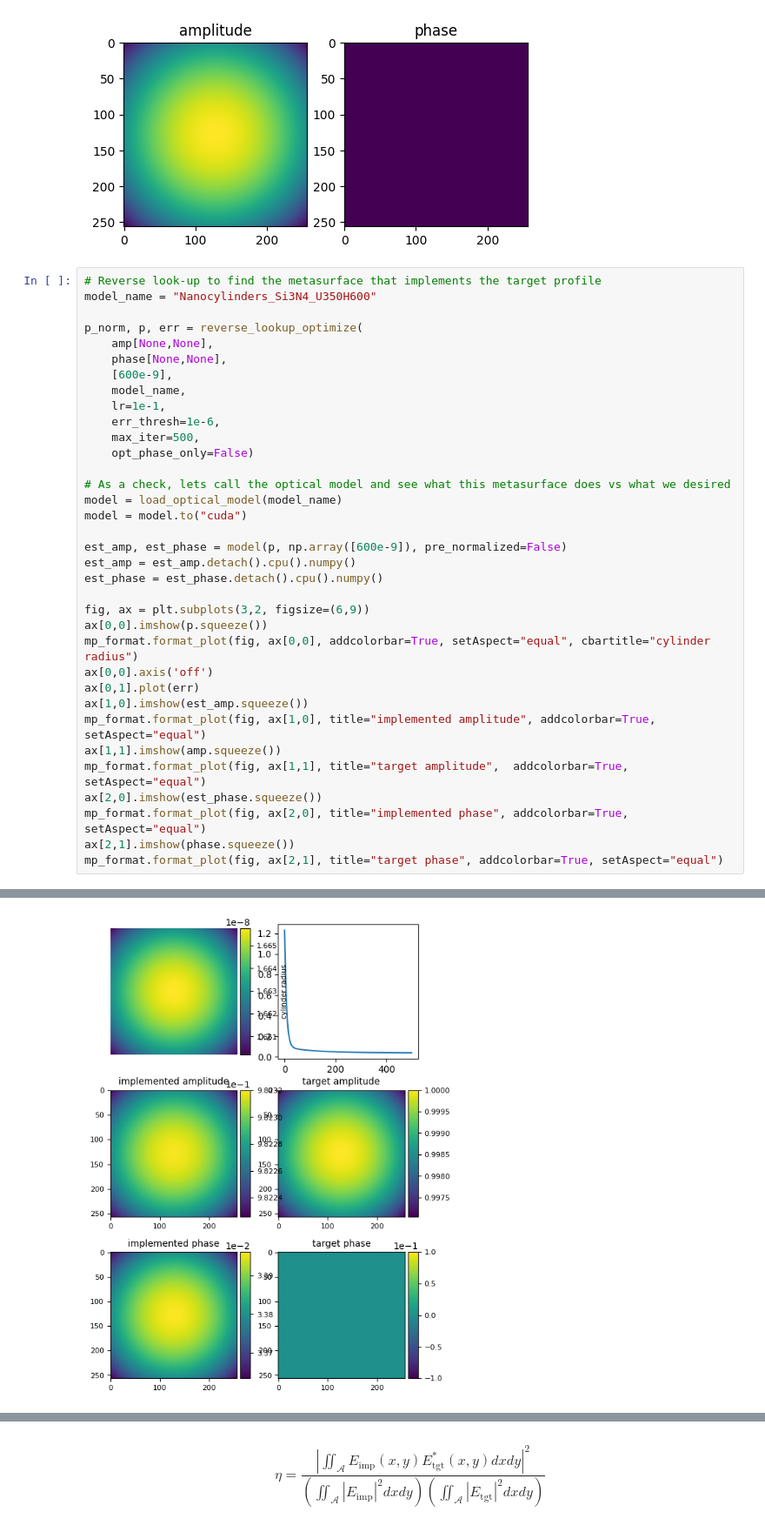
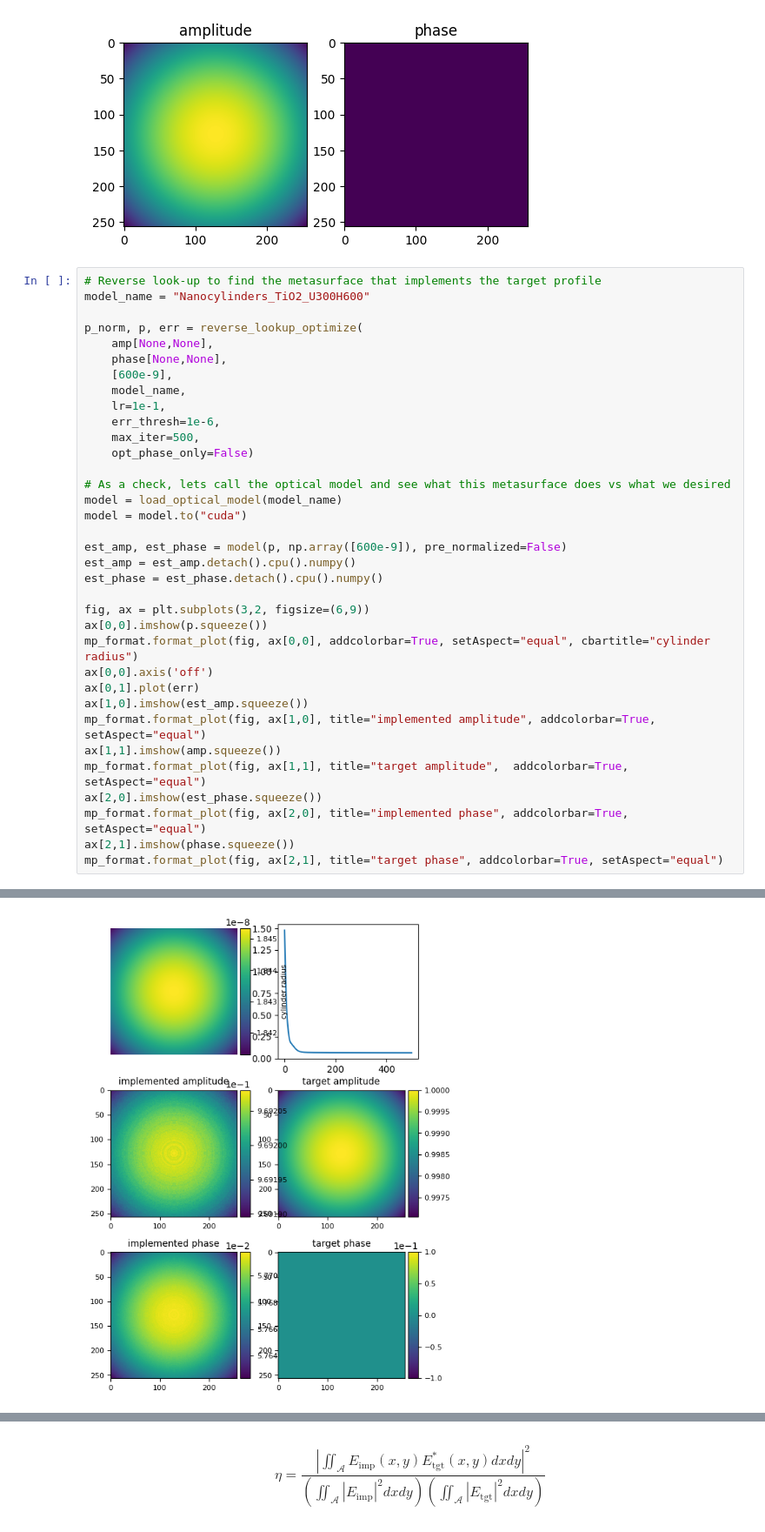
Before and after one commit to BillZhucn/DFlat, a Jupyter notebook: scripts/demo.ipynb, the cells around one changed output, grey strips where cells are left out. Shown at 87% size. Cells and saved outputs as stored; diff of their text form.

```diff
--- a/scripts/demo.ipynb
+++ b/scripts/demo.ipynb
@@ -32,7 +32,7 @@ Text(0.5, 1.0, 'phase')
 [figure]
 # %%
 # Reverse look-up to find the metasurface that implements the target profile
-model_name = "Nanocylinders_Si3N4_U350H600"
+model_name = "Nanocylinders_TiO2_U300H600"
 
 p_norm, p, err = reverse_lookup_optimize(
     amp[None,None],
@@ -79,2 +79,2 @@ Target: dflat.metasurface.optical_model.NeuralCells Loading from checkpoint DFla
 Restored dflat.metasurface.optical_model.NeuralCells with 0 missing and 0 unexpected keys
-[figure, old version]
+[figure, new version]
```
Also changed, not shown: parts of 4 cells of this notebook, 3 other files.
